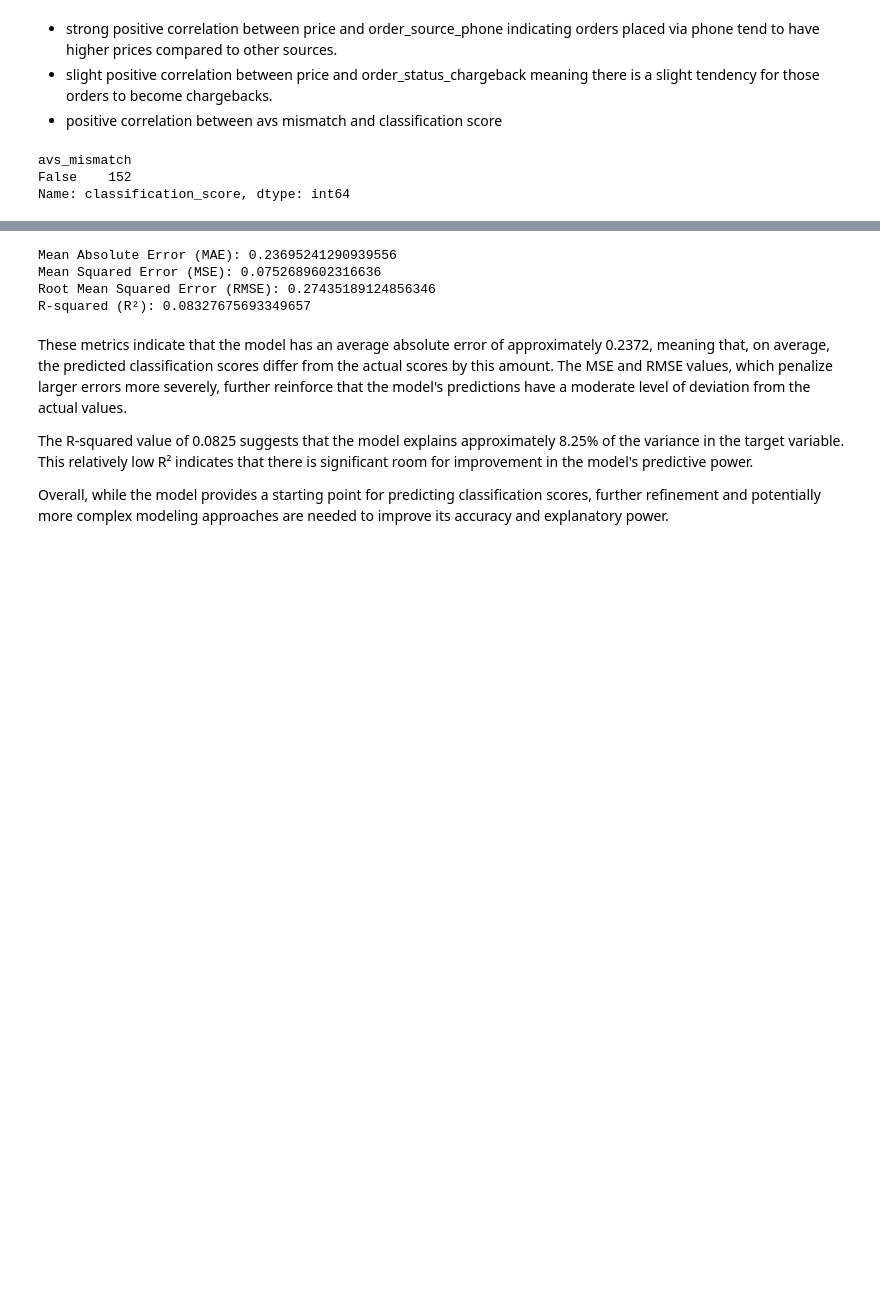
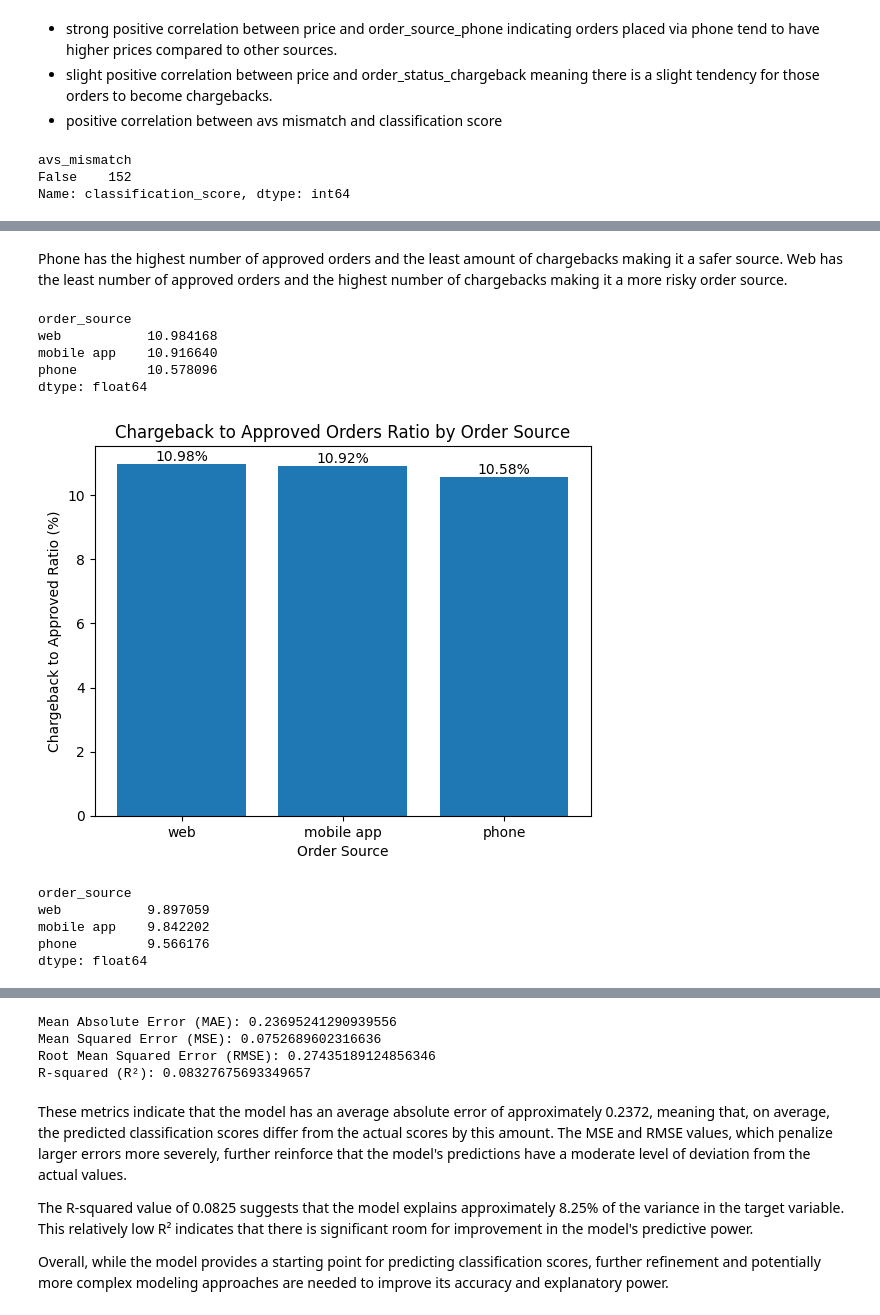
Before and after one commit to taliarosenkranz/TranSecure, a Jupyter notebook: Fraud_prediction.ipynb, the cells around one changed output, grey strips where cells are left out. Cells and saved outputs as stored; diff of their text form; code cells hidden in the pictures; blank space fills up the shorter version.

```diff
--- a/Fraud_prediction.ipynb
+++ b/Fraud_prediction.ipynb
@@ -279,0 +334,4 @@ Name: classification_score, dtype: int64
+# %%
+#number of chb per order source
+source_proportion = df.groupby("order_source")["order_status"].value_counts().unstack().sort_values(by='chargeback', ascending=False)
+source_proportion
@@ -279,0 +344,38 @@ Name: classification_score, dtype: int64
+# %% [markdown]
+Phone has the highest number of approved orders and the least amount of chargebacks making it a safer source. Web has the least number of approved orders and the highest number of chargebacks making it a more risky order source.
+# %%
+#calculation chargeback to approval ratio per order source
+chb_approval_ratios = source_proportion['chargeback'] / (source_proportion['approved'])*100
+chb_approval_ratios
+# %% [output]
+order_source
+web           10.984168
+mobile app    10.916640
+phone         10.578096
+dtype: float64
+# %%
+# visualizing chargeback to aproval ratio
+order_sources = source_proportion.index
+plt.bar(order_sources, chb_approval_ratios)
+
+plt.title('Chargeback to Approved Orders Ratio by Order Source')
+plt.xlabel('Order Source')
+plt.ylabel('Chargeback to Approved Ratio (%)')
+plt.xticks(rotation=0)
+
+for i, chb_approval_ratios in enumerate(chb_approval_ratios):
+    plt.text(i, chb_approval_ratios, f'{round(chb_approval_ratios, 2)}%', ha='center', va='bottom')
+
+plt.show()
+# %% [output]
+[figure, added]
+# %%
+#calculation proportion of order source to total number of orders per source
+chb_all_orders_ratios = source_proportion['chargeback'] / (source_proportion['approved'] + source_proportion['chargeback'])*100
+chb_all_orders_ratios
+# %% [output]
+order_source
+web           9.897059
+mobile app    9.842202
+phone         9.566176
+dtype: float64
```
Also changed, not shown: parts of 24 cells of this notebook.
